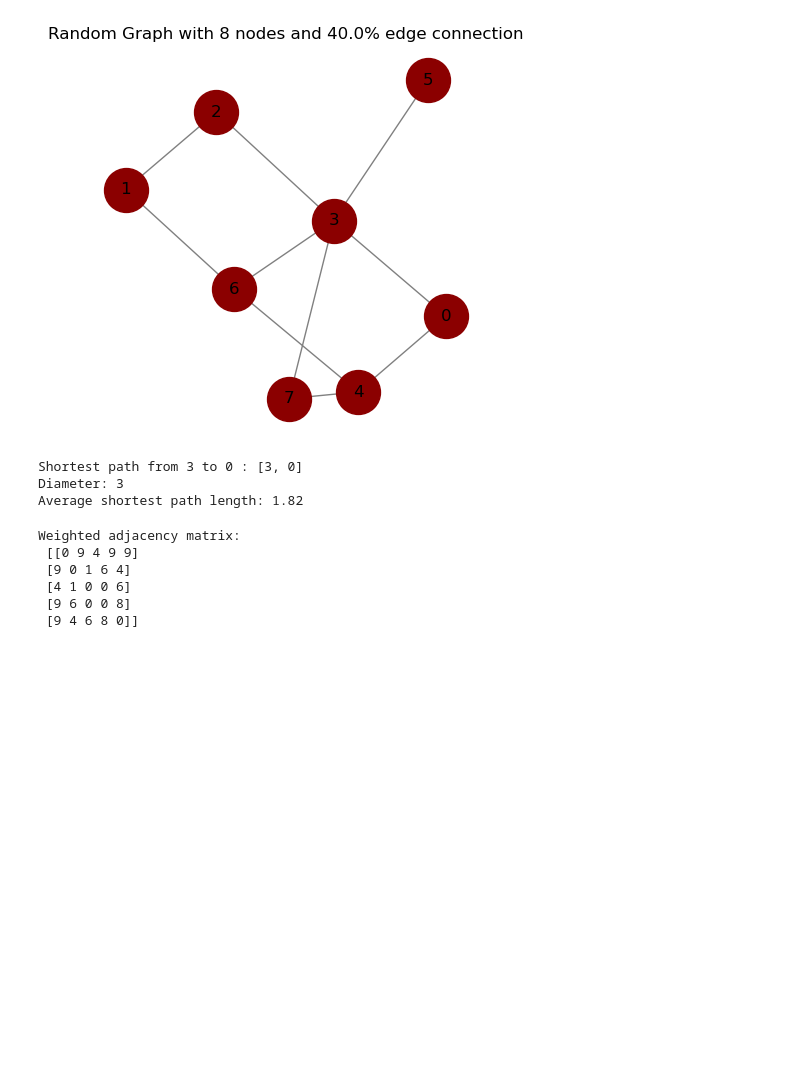
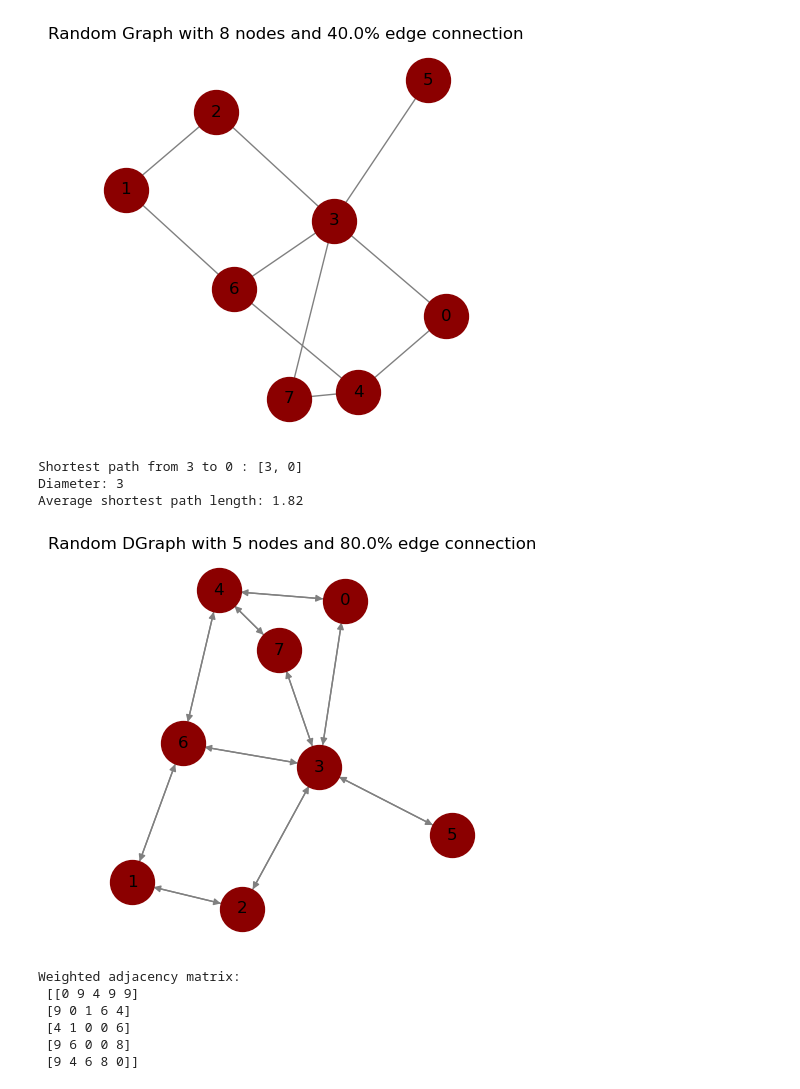
Before and after one commit to Ziaeemehr/netsci, a Jupyter notebook: examples/chap_02.ipynb, the cells around one changed output. Cells and saved outputs as stored; diff of their text form; code cells hidden in the pictures; blank space fills up the shorter version.

```diff
--- a/examples/chap_02.ipynb
+++ b/examples/chap_02.ipynb
@@ -87,6 +84,18 @@ np.random.seed(seed) # to fix the plot
 Shortest path from 3 to 0 : [3, 0]
 Diameter: 3
 Average shortest path length: 1.82
+# %%
+# directed graph
+graph_dir = nx.to_directed(graph)
+plot_graph(graph_dir,
+           node_size=1000,
+           node_color='darkred',
+           edge_color='gray',
+           figsize=(5, 5),
+           seed=1,
+           title="Random DGraph with {} nodes and {}% edge connection".format(num_nodes, probability*100))
+# %% [output]
+[figure, added]
 # %%
 # weighted graph
 seed = 3
```
Also changed, not shown: parts of 8 cells of this notebook, 3 other files.
